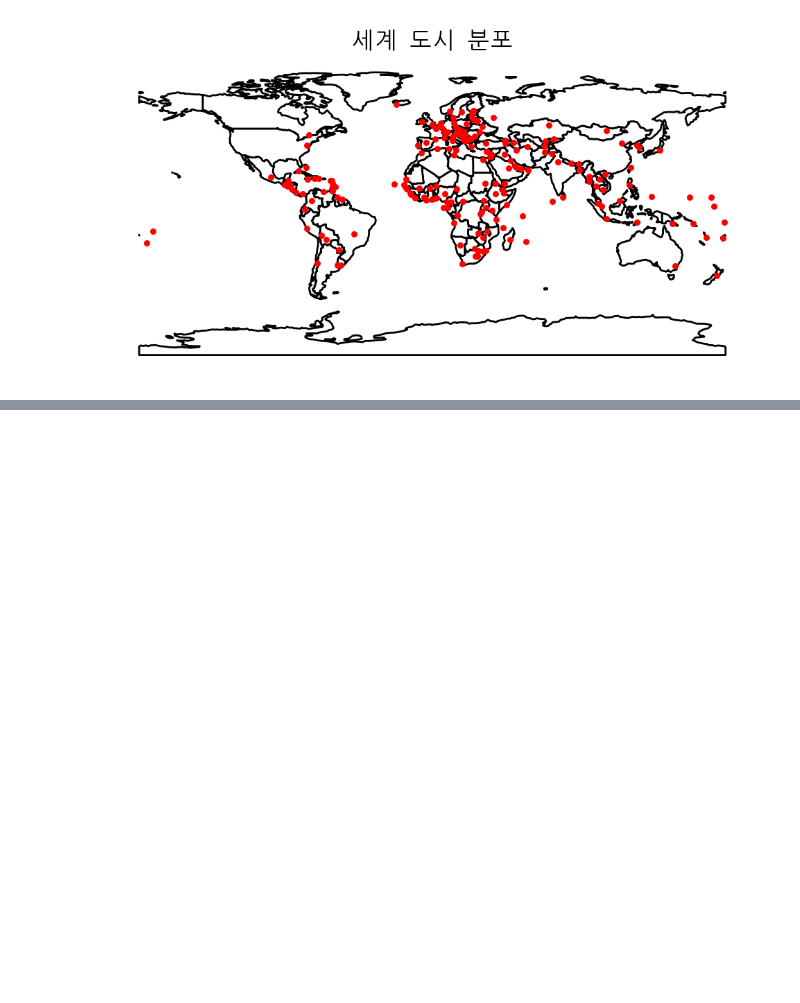
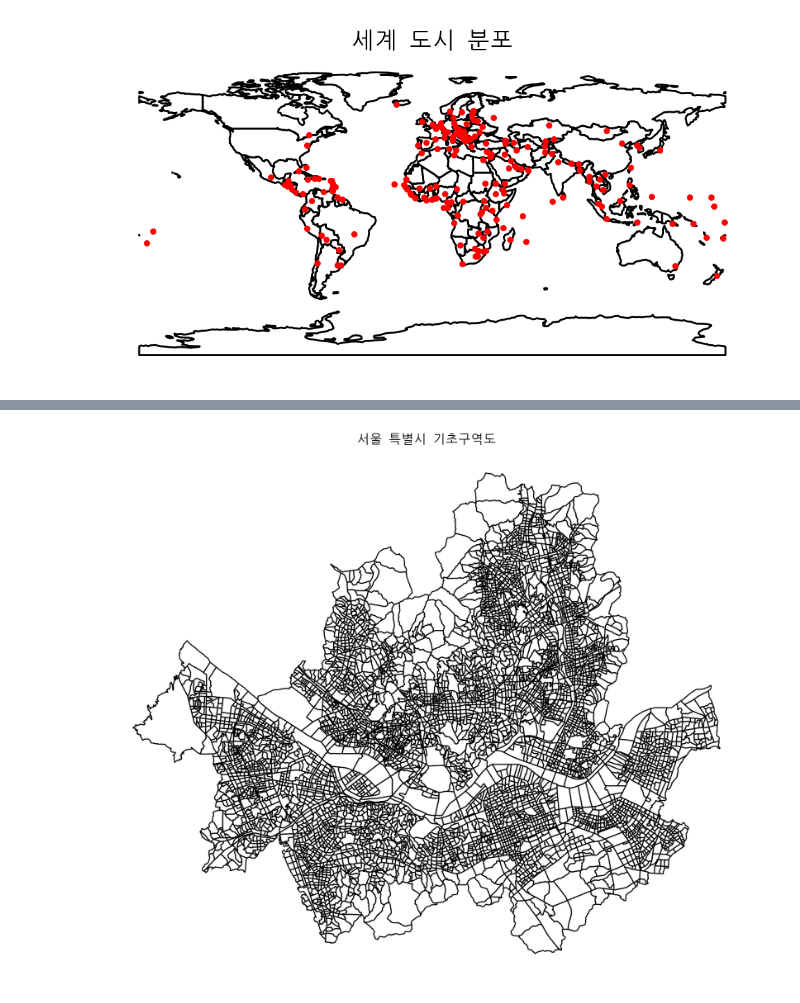
Before and after one commit to anarinsk/test-geopandas, a Jupyter notebook: follow-samplecode.ipynb, the cells around one changed output, grey strips where cells are left out. Saved outputs shown, nothing was run; the diff lists cells and outputs as text; code cells hidden in the pictures; blank space fills up the shorter version.

```diff
--- a/follow-samplecode.ipynb
+++ b/follow-samplecode.ipynb
@@ -66,3 +66,7 @@ plt.show()
 # %%
 korea_border = countries[countries.name == "Korea"].geometry
 korea_border.boundary.squeeze()
+# %%
+seoul_file = "./geodata/서울특별시/TL_KODIS_BAS_11.shp"
+seoul = gpd.read_file(seoul_file, encoding='euckr')
+seoul.tail(3)
@@ -68,0 +78,7 @@ korea_border.boundary.squeeze()
+# %%
+ax = seoul.plot(figsize=(11, 11), color="w", edgecolor="k")
+ax.set_title("서울 특별시 기초구역도")
+ax.set_axis_off()
+plt.show()
+# %% [output]
+[figure, added]
```
Also changed, not shown: parts of 5 cells of this notebook, 1 other file.
